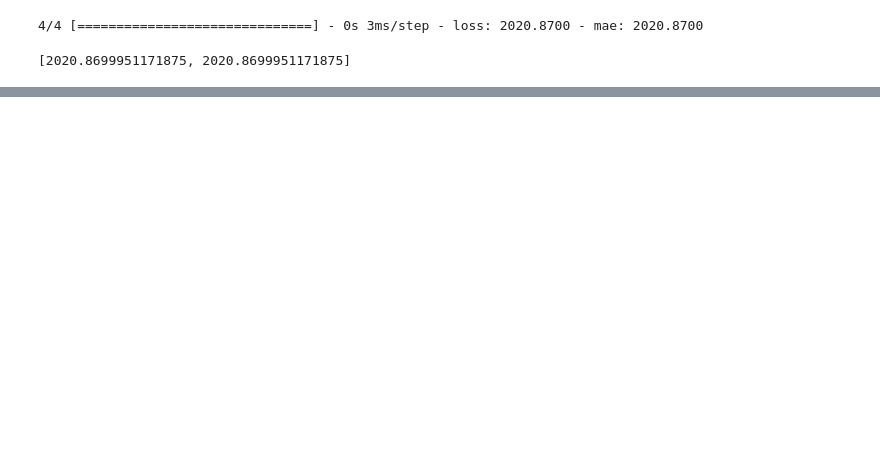
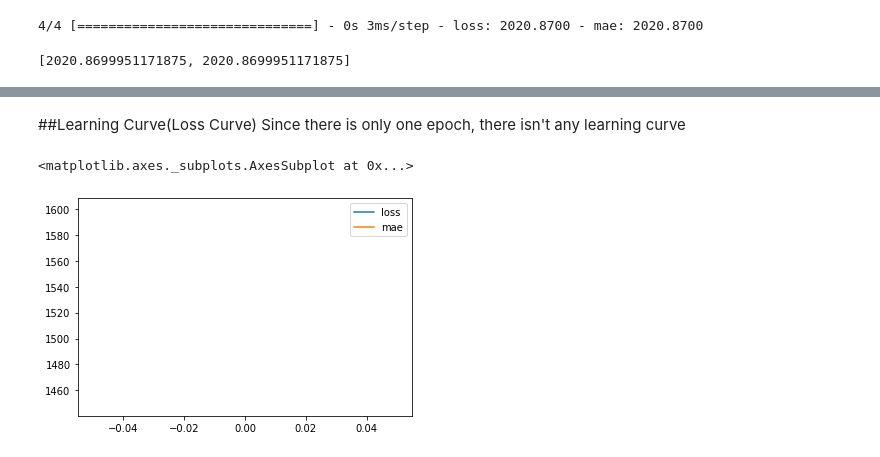
Before and after one commit to ehsanem/Tensorflow, a Jupyter notebook: TensorflowFundamental.ipynb, the cells around one changed output, grey strips where cells are left out. Cells and saved outputs as stored; diff of their text form; code cells hidden in the pictures; blank space fills up the shorter version.

```diff
--- a/TensorflowFundamental.ipynb
+++ b/TensorflowFundamental.ipynb
@@ -475,0 +467,8 @@ Boston house prices dataset
+# %% [markdown]
+##Learning Curve(Loss Curve)
+Since there is only one epoch, there isn't any learning curve
+# %%
+pd.DataFrame(history.history).plot()
+# %% [output]
+<matplotlib.axes._subplots.AxesSubplot at 0x...>
+[figure, added]
```
Also changed, not shown: parts of 18 cells of this notebook.
